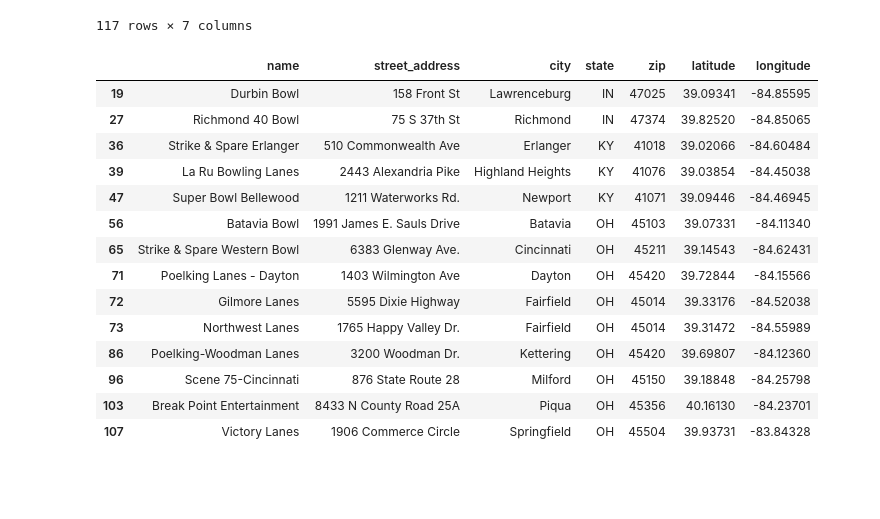
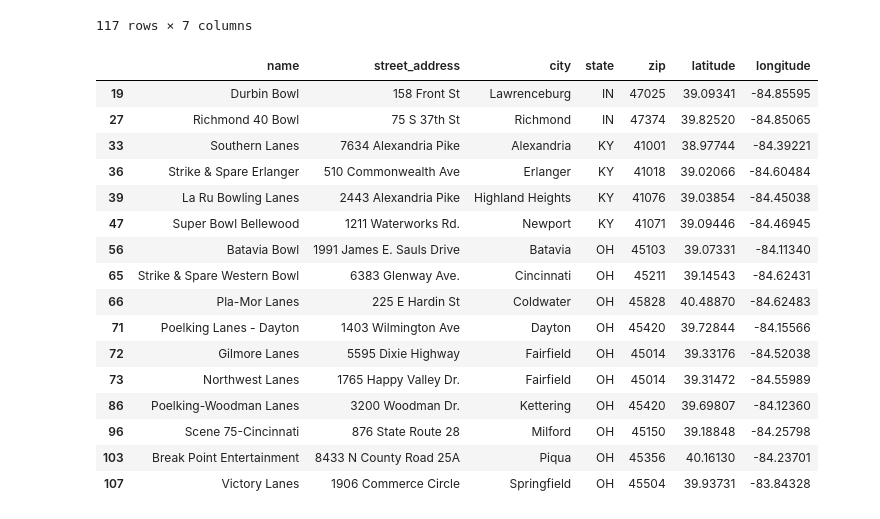
Before and after one commit to jgroeschen/Cinci-HS-Bowling-Stats, a Jupyter notebook: data_gathering/bowling_stats.ipynb, the cells around one changed output. Drawn from its saved outputs; the diff is of its cells as text; code cells hidden in the pictures; blank space fills up the shorter version.

Commit message:
Alley filtering simplified

```diff
--- a/data_gathering/bowling_stats.ipynb
+++ b/data_gathering/bowling_stats.ipynb
@@ -562,18 +562,20 @@ df_alleys
 # %%
 df_alleys.to_csv('alley_addresses.csv')
 # %%
-df_alleys = df_alleys.loc[~((df_alleys['latitude'] == 0) | (df_alleys['latitude'] < 39) | (df_alleys['latitude'] > 40.2) | (df_alleys['longitude'] < -85.1) | (df_alleys['longitude'] > -83.5))]
-df_alleys.drop_duplicates(inplace=True)
+df_alleys = df_alleys.loc[((df_alleys['latitude'].between(38.75, 40.5))&(df_alleys['longitude'].between(-85.5, -83.75))),:]
+df_alleys = df_alleys.drop_duplicates()
 df_alleys
 # %% [output]
 |  | name | street_address | city | state | zip | latitude | longitude |
 | 19 | Durbin Bowl | 158 Front St | Lawrenceburg | IN | 47025 | 39.09341 | -84.85595 |
 | 27 | Richmond 40 Bowl | 75 S 37th St | Richmond | IN | 47374 | 39.82520 | -84.85065 |
+| 33 | Southern Lanes | 7634 Alexandria Pike | Alexandria | KY | 41001 | 38.97744 | -84.39221 |
 | 36 | Strike & Spare Erlanger | 510 Commonwealth Ave | Erlanger | KY | 41018 | 39.02066 | -84.60484 |
 | 39 | La Ru Bowling Lanes | 2443 Alexandria Pike | Highland Heights | KY | 41076 | 39.03854 | -84.45038 |
 | 47 | Super Bowl Bellewood | 1211 Waterworks Rd. | Newport | KY | 41071 | 39.09446 | -84.46945 |
 | 56 | Batavia Bowl | 1991 James E. Sauls Drive | Batavia | OH | 45103 | 39.07331 | -84.11340 |
 | 65 | Strike & Spare Western Bowl | 6383 Glenway Ave. | Cincinnati | OH | 45211 | 39.14543 | -84.62431 |
+| 66 | Pla-Mor Lanes | 225 E Hardin St | Coldwater | OH | 45828 | 40.48870 | -84.62483 |
 | 71 | Poelking Lanes - Dayton | 1403 Wilmington Ave | Dayton | OH | 45420 | 39.72844 | -84.15566 |
 | 72 | Gilmore Lanes | 5595 Dixie Highway | Fairfield | OH | 45014 | 39.33176 | -84.52038 |
 | 73 | Northwest Lanes | 1765 Happy Valley Dr. | Fairfield | OH | 45014 | 39.31472 | -84.55989 |
```
